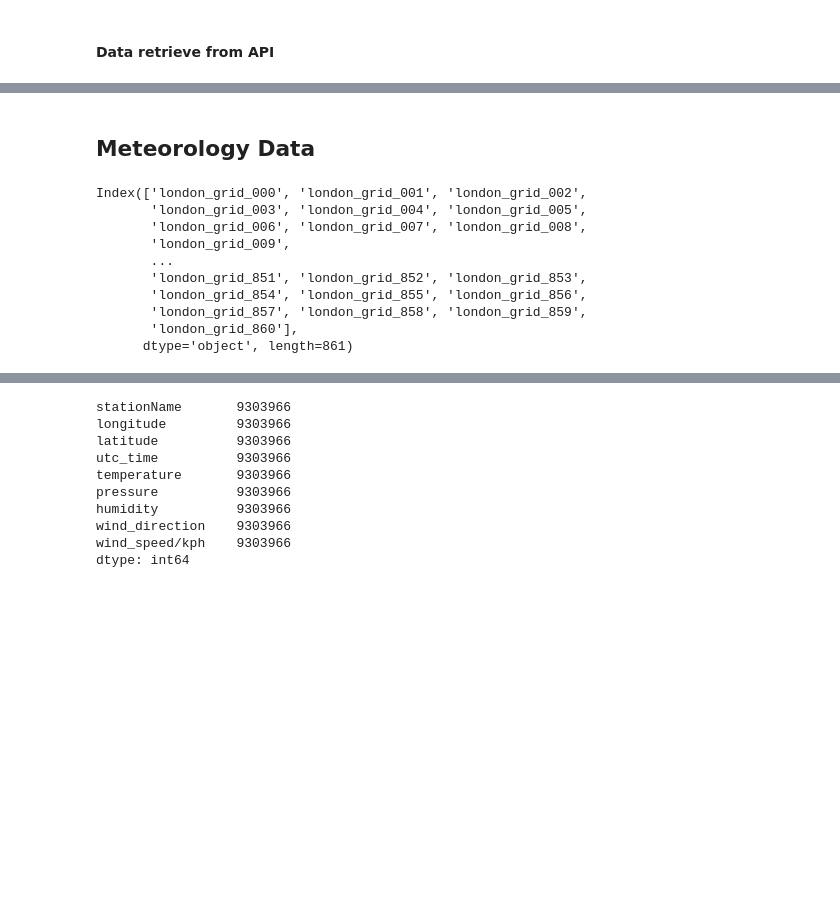
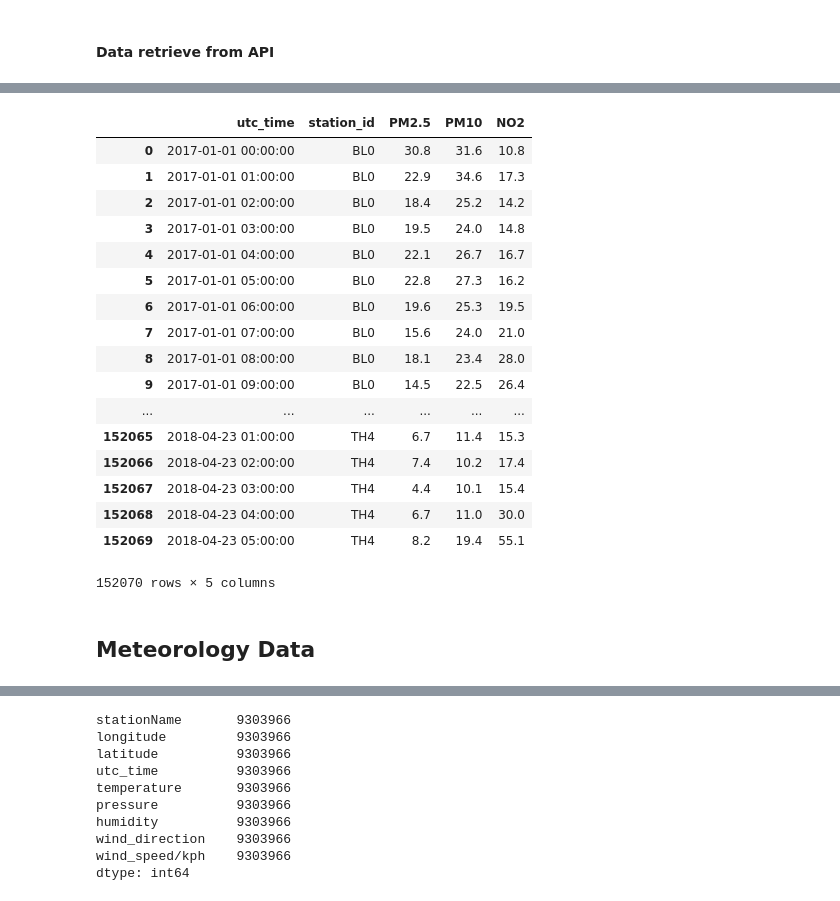
Before and after one commit to stephen0701/python-workspace, a Jupyter notebook: fresh_air/london.ipynb, the cells around one changed output, grey strips where cells are left out. Saved outputs shown, nothing was run; the diff lists cells and outputs as text; code cells hidden in the pictures; blank space fills up the shorter version.

```diff
--- a/fresh_air/london.ipynb
+++ b/fresh_air/london.ipynb
@@ -134,19 +159,28 @@ dtype: int64
+# %%
+merged_aq_data = pd.read_csv('./input/ld_aq_data.csv', index_col=0)
+# %%
+merged_aq_data
+# %% [output]
+|  | utc_time | station_id | PM2.5 | PM10 | NO2 |
+| 0 | 2017-01-01 00:00:00 | BL0 | 30.8 | 31.6 | 10.8 |
+| 1 | 2017-01-01 01:00:00 | BL0 | 22.9 | 34.6 | 17.3 |
+| 2 | 2017-01-01 02:00:00 | BL0 | 18.4 | 25.2 | 14.2 |
+| 3 | 2017-01-01 03:00:00 | BL0 | 19.5 | 24.0 | 14.8 |
+| 4 | 2017-01-01 04:00:00 | BL0 | 22.1 | 26.7 | 16.7 |
+| 5 | 2017-01-01 05:00:00 | BL0 | 22.8 | 27.3 | 16.2 |
+| 6 | 2017-01-01 06:00:00 | BL0 | 19.6 | 25.3 | 19.5 |
+| 7 | 2017-01-01 07:00:00 | BL0 | 15.6 | 24.0 | 21.0 |
+| 8 | 2017-01-01 08:00:00 | BL0 | 18.1 | 23.4 | 28.0 |
+| 9 | 2017-01-01 09:00:00 | BL0 | 14.5 | 22.5 | 26.4 |
+| ... | ... | ... | ... | ... | ... |
+| 152065 | 2018-04-23 01:00:00 | TH4 | 6.7 | 11.4 | 15.3 |
+| 152066 | 2018-04-23 02:00:00 | TH4 | 7.4 | 10.2 | 17.4 |
+| 152067 | 2018-04-23 03:00:00 | TH4 | 4.4 | 10.1 | 15.4 |
+| 152068 | 2018-04-23 04:00:00 | TH4 | 6.7 | 11.0 | 30.0 |
+| 152069 | 2018-04-23 05:00:00 | TH4 | 8.2 | 19.4 | 55.1 |
+152070 rows × 5 columns
 # %% [markdown]
 ## Meteorology Data
-# %%
-meo_stations = pd.read_csv('raw_data/London_grid_weather_station.csv', index_col=0)
-meo_stations.index
-# %% [output]
-Index(['london_grid_000', 'london_grid_001', 'london_grid_002',
-       'london_grid_003', 'london_grid_004', 'london_grid_005',
-       'london_grid_006', 'london_grid_007', 'london_grid_008',
-       'london_grid_009',
-       ...
-       'london_grid_851', 'london_grid_852', 'london_grid_853',
-       'london_grid_854', 'london_grid_855', 'london_grid_856',
-       'london_grid_857', 'london_grid_858', 'london_grid_859',
-       'london_grid_860'],
-      dtype='object', length=861)
 # %%
 meo_data = pd.read_csv('raw_data/London_historical_meo_grid.csv')
 meo_data
```
Also changed, not shown: parts of 20 cells of this notebook.
